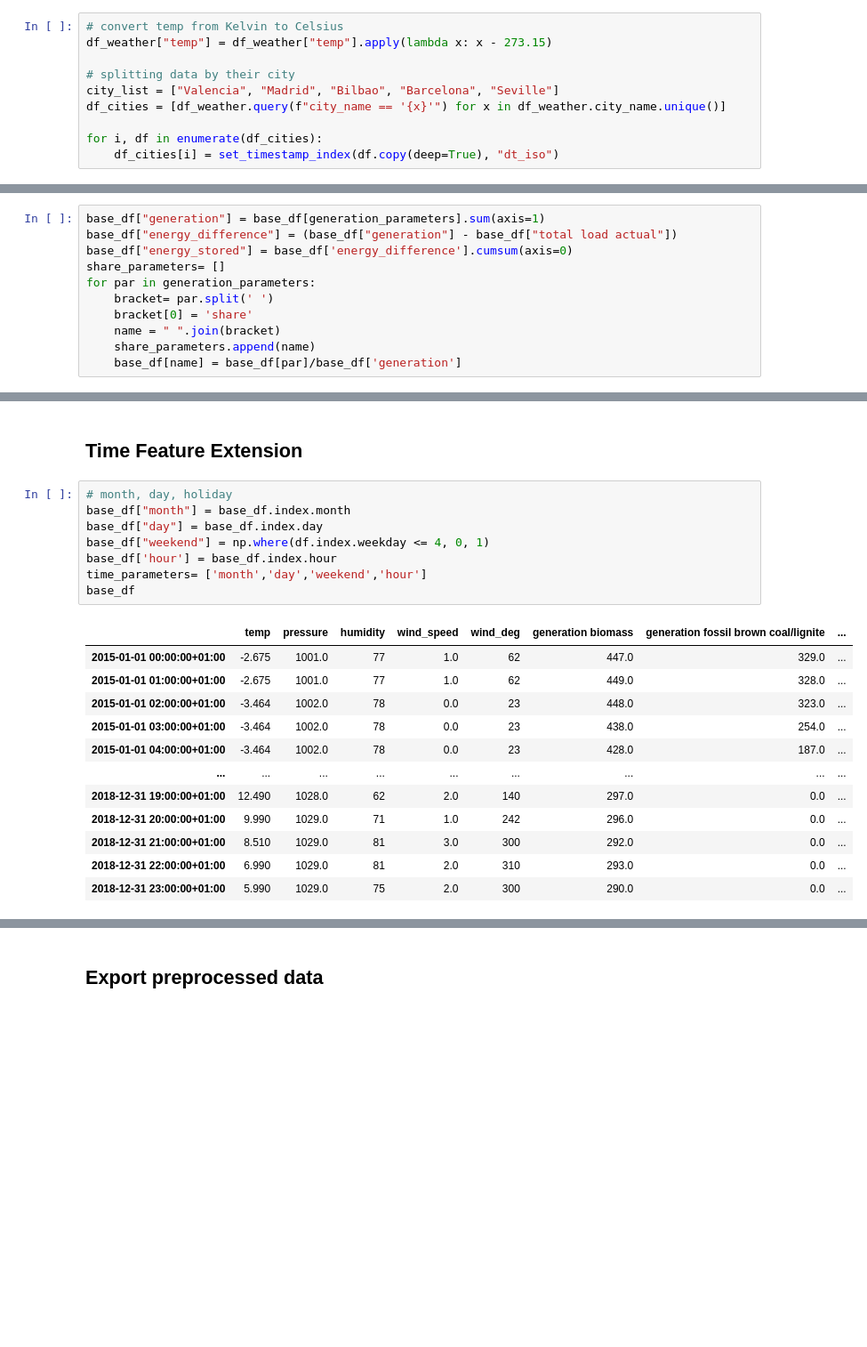
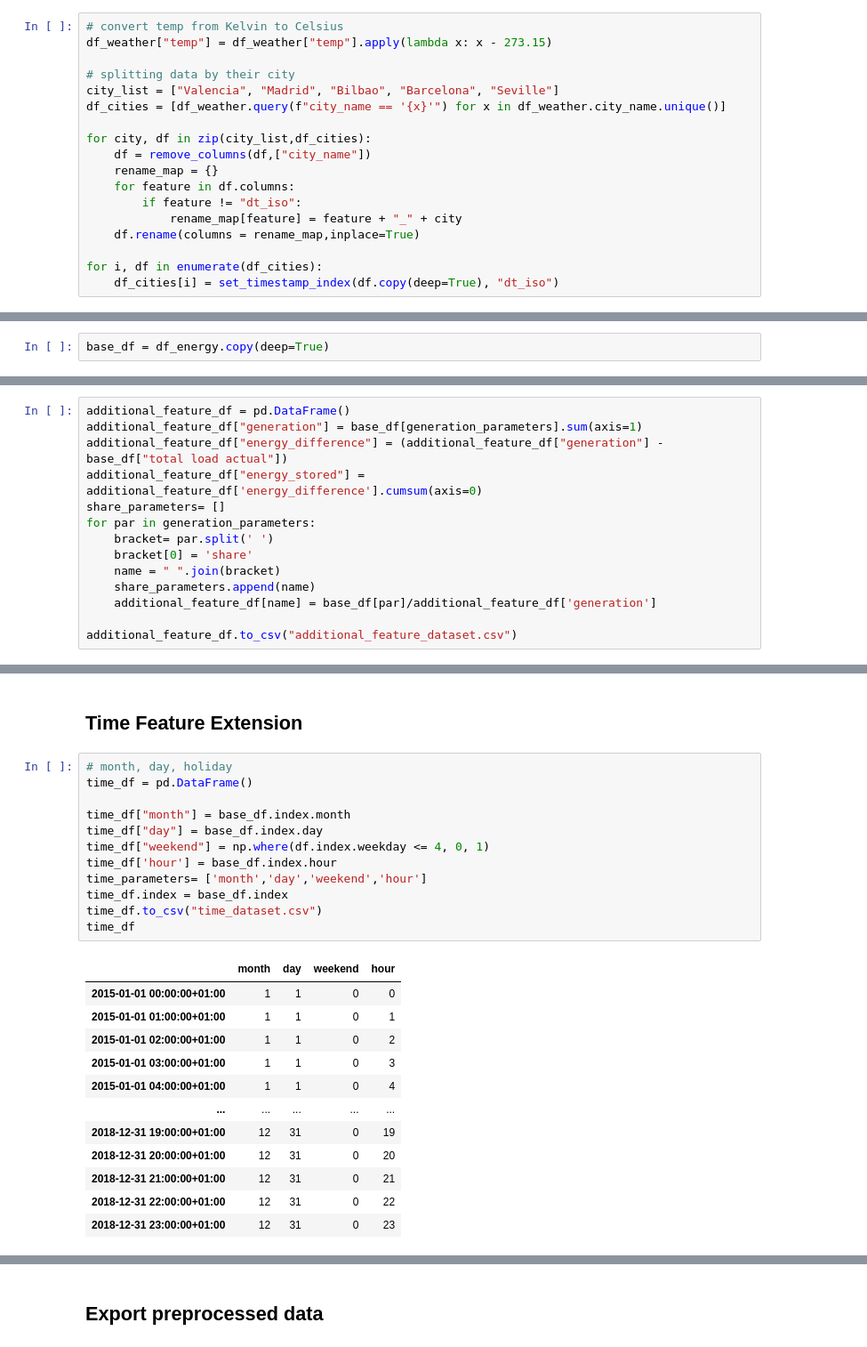
Before and after one commit to Kealtor/Data-Driven-Engineering, a Jupyter notebook: DDE_MachineLearning_Project/01_dde_pp.ipynb, the cells around one changed output, grey strips where cells are left out. Shown at 89% size. Cells and saved outputs as stored; diff of their text form; blank space fills up the shorter version.

```diff
--- a/DDE_MachineLearning_Project/01_dde_pp.ipynb
+++ b/DDE_MachineLearning_Project/01_dde_pp.ipynb
@@ -388,5 +391,13 @@ df_weather["temp"] = df_weather["temp"].apply(lambda x: x - 273.15)
 city_list = ["Valencia", "Madrid", "Bilbao", "Barcelona", "Seville"]
 df_cities = [df_weather.query(f"city_name == '{x}'") for x in df_weather.city_name.unique()]
 
+for city, df in zip(city_list,df_cities):
+    df = remove_columns(df,["city_name"])
+    rename_map = {}
+    for feature in df.columns:
+        if feature != "dt_iso":
+            rename_map[feature] = feature + "_" + city
+    df.rename(columns = rename_map,inplace=True)
+
 for i, df in enumerate(df_cities):
     df_cities[i] = set_timestamp_index(df.copy(deep=True), "dt_iso")
@@ -558,3 +597,5 @@ DatetimeIndex(['2015-01-01 00:00:00+01:00', '2015-01-02 00:00:00+01:00',
+# %%
+base_df = df_energy.copy(deep=True)
 # %% [markdown]
 ## Checking for stationarity of the dataset
 # %% [markdown]
@@ -754,16 +813,19 @@ For general features I decided to sum up all the generation methods into the fea
 Furthermore, I introduced the feature "energy_difference", which basically is an indicator for supply and demand. A positive energy difference is a energy surplus (more generation than consumption) and a negative energy difference is a energy difficit (more consumption than generation).\
 From this we can also calculate "energy_stored" with the cummulated sum of the energy difference.
 # %%
-base_df["generation"] = base_df[generation_parameters].sum(axis=1)
-base_df["energy_difference"] = (base_df["generation"] - base_df["total load actual"])
-base_df["energy_stored"] = base_df['energy_difference'].cumsum(axis=0)
+additional_feature_df = pd.DataFrame()
+additional_feature_df["generation"] = base_df[generation_parameters].sum(axis=1)
+additional_feature_df["energy_difference"] = (additional_feature_df["generation"] - base_df["total load actual"])
+additional_feature_df["energy_stored"] = additional_feature_df['energy_difference'].cumsum(axis=0)
 share_parameters= []
 for par in generation_parameters:
     bracket= par.split(' ')
     bracket[0] = 'share'
     name = " ".join(bracket)
     share_parameters.append(name)
-    base_df[name] = base_df[par]/base_df['generation']
+    additional_feature_df[name] = base_df[par]/additional_feature_df['generation']
+
+additional_feature_df.to_csv("additional_feature_dataset.csv")
 # %%
 base_df.hist(bins=50, figsize=(25, 15))
 plt.show()
@@ -853,22 +923,26 @@ ax = new_share_df['2018-11-01':'2018-11-14'].plot.bar(stacked=True)
 ## Time Feature Extension
 # %%
 # month, day, holiday
-base_df["month"] = base_df.index.month
-base_df["day"] = base_df.index.day
-base_df["weekend"] = np.where(df.index.weekday <= 4, 0, 1)
-base_df['hour'] = base_df.index.hour
+time_df = pd.DataFrame()
+
+time_df["month"] = base_df.index.month
+time_df["day"] = base_df.index.day
+time_df["weekend"] = np.where(df.index.weekday <= 4, 0, 1)
+time_df['hour'] = base_df.index.hour
 time_parameters= ['month','day','weekend','hour']
-base_df
+time_df.index = base_df.index
+time_df.to_csv("time_dataset.csv")
+time_df
 # %% [output]
-|  | temp | pressure | humidity | wind_speed | wind_deg | generation biomass | generation fossil brown coal/lignite | ... |
-| 2015-01-01 00:00:00+01:00 | -2.675 | 1001.0 | 77 | 1.0 | 62 | 447.0 | 329.0 | ... |
-| 2015-01-01 01:00:00+01:00 | -2.675 | 1001.0 | 77 | 1.0 | 62 | 449.0 | 328.0 | ... |
-| 2015-01-01 02:00:00+01:00 | -3.464 | 1002.0 | 78 | 0.0 | 23 | 448.0 | 323.0 | ... |
-| 2015-01-01 03:00:00+01:00 | -3.464 | 1002.0 | 78 | 0.0 | 23 | 438.0 | 254.0 | ... |
-| 2015-01-01 04:00:00+01:00 | -3.464 | 1002.0 | 78 | 0.0 | 23 | 428.0 | 187.0 | ... |
-| ... | ... | ... | ... | ... | ... | ... | ... | ... |
-| 2018-12-31 19:00:00+01:00 | 12.490 | 1028.0 | 62 | 2.0 | 140 | 297.0 | 0.0 | ... |
-| 2018-12-31 20:00:00+01:00 | 9.990 | 1029.0 | 71 | 1.0 | 242 | 296.0 | 0.0 | ... |
-| 2018-12-31 21:00:00+01:00 | 8.510 | 1029.0 | 81 | 3.0 | 300 | 292.0 | 0.0 | ... |
-| 2018-12-31 22:00:00+01:00 | 6.990 | 1029.0 | 81 | 2.0 | 310 | 293.0 | 0.0 | ... |
-| 2018-12-31 23:00:00+01:00 | 5.990 | 1029.0 | 75 | 2.0 | 300 | 290.0 | 0.0 | ... |
+|  | month | day | weekend | hour |
+| 2015-01-01 00:00:00+01:00 | 1 | 1 | 0 | 0 |
+| 2015-01-01 01:00:00+01:00 | 1 | 1 | 0 | 1 |
+| 2015-01-01 02:00:00+01:00 | 1 | 1 | 0 | 2 |
+| 2015-01-01 03:00:00+01:00 | 1 | 1 | 0 | 3 |
+| 2015-01-01 04:00:00+01:00 | 1 | 1 | 0 | 4 |
+| ... | ... | ... | ... | ... |
+| 2018-12-31 19:00:00+01:00 | 12 | 31 | 0 | 19 |
+| 2018-12-31 20:00:00+01:00 | 12 | 31 | 0 | 20 |
+| 2018-12-31 21:00:00+01:00 | 12 | 31 | 0 | 21 |
+| 2018-12-31 22:00:00+01:00 | 12 | 31 | 0 | 22 |
+| 2018-12-31 23:00:00+01:00 | 12 | 31 | 0 | 23 |
```
Also changed, not shown: parts of 38 cells of this notebook, 31 other files.
